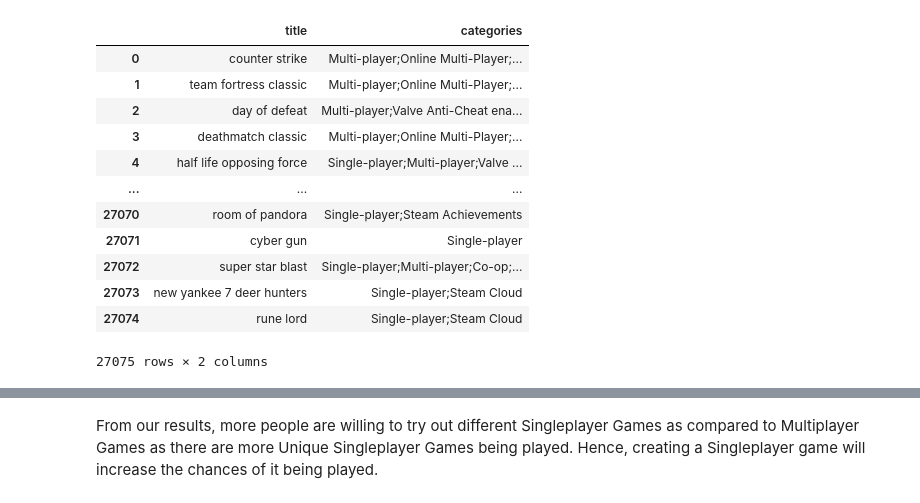
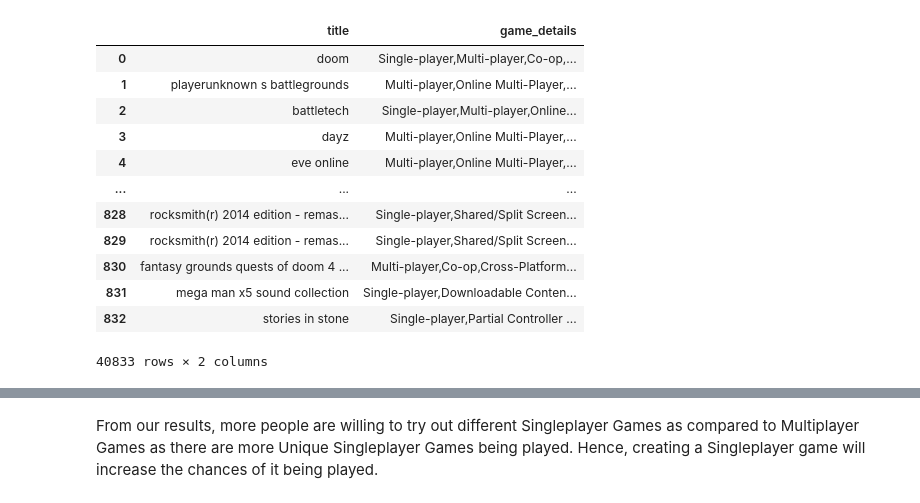
Before and after one commit to pyaepyaelily/videoGame, a Jupyter notebook: Mutli_Single_Final.ipynb, the cells around one changed output, grey strips where cells are left out. Cells and saved outputs as stored; diff of their text form; code cells hidden in the pictures.

```diff
--- a/Mutli_Single_Final.ipynb
+++ b/Mutli_Single_Final.ipynb
@@ -14,0 +13,16 @@ steamData = pd.read_csv('steam_data/steam.csv')
+# %%
+steamData = pd.read_csv('steam_data/steam.csv')
+steamSupportInfo = pd.read_csv('steam_data/steam_support_info.csv')
+steamChart = pd.read_csv('steam_data/steamCharts.csv')
+steamSpyTagData = pd.read_csv('steam_data/steamspy_tag_data.csv')
+steamGames = pd.concat(map(pd.read_csv, glob.glob(os.path.join('', "steam_data/steam_games/steam_games*.csv"))))
+steamMediaData = pd.concat(map(pd.read_csv, glob.glob(os.path.join('', "steam_data/steam_media_data/steam_media_data*.csv"))))
+steamRequirements = pd.concat(map(pd.read_csv, glob.glob(os.path.join('', "steam_data/steam_requirements/steam_requirements*.csv"))))
+steamDescription = pd.concat(map(pd.read_csv, glob.glob(os.path.join('', "steam_data/steam_description/steam_description*.csv"))))
+
+#game reviews
+steam_HalfOfTheGameReviews = pd.concat(map(pd.read_csv, glob.glob(os.path.join('', "steam_data/steam_reviews/steam_review_*.csv"))))
+files = glob.glob("steam_data/steam_reviews" + '**/**' + "/*.csv")
+steamReviews_fromFolder = pd.concat([pd.read_csv(f) for f in files ])
+steamReviewsDF = [steam_HalfOfTheGameReviews, steamReviews_fromFolder]
+steamCombinedReviews = pd.concat(steamReviewsDF)
@@ -15,6 +45,5 @@ steamData = pd.read_csv('steam_data/steam.csv')
 # %%
-#rename for easier identification
-steamData = steamData.rename(columns={"name": "title"})
+steamGames = steamGames.rename(columns={"name": "title"})
 
 #create a custom cleaning pipeline
 custom_pipeline = [preprocessing.fillna
@@ -23,6 +52,7 @@ custom_pipeline = [preprocessing.fillna
                    , preprocessing.remove_diacritics
                    , preprocessing.remove_whitespace]
 
-steamData['title'] = hero.clean(steamData['title'], pipeline = custom_pipeline)
-steamData.sample(n=60)
+steamCombinedReviews['title'] = hero.clean(steamCombinedReviews['title'], pipeline = custom_pipeline)
+steamGames['title'] = hero.clean(steamGames['title'], pipeline = custom_pipeline)
+steamGames
 # %% [output]
@@ -46,17 +72,17 @@ steamData.sample(n=60)
 # %%
-tags = pd.DataFrame(steamData[['title','categories']])
+tags = pd.DataFrame(steamGames[['title','game_details']])
 tags
 # %% [output]
-|  | title | categories |
-| 0 | counter strike | Multi-player;Online Multi-Player;... |
-| 1 | team fortress classic | Multi-player;Online Multi-Player;... |
-| 2 | day of defeat | Multi-player;Valve Anti-Cheat ena... |
-| 3 | deathmatch classic | Multi-player;Online Multi-Player;... |
-| 4 | half life opposing force | Single-player;Multi-player;Valve ... |
+|  | title | game_details |
+| 0 | doom | Single-player,Multi-player,Co-op,... |
+| 1 | playerunknown s battlegrounds | Multi-player,Online Multi-Player,... |
+| 2 | battletech | Single-player,Multi-player,Online... |
+| 3 | dayz | Multi-player,Online Multi-Player,... |
+| 4 | eve online | Multi-player,Online Multi-Player,... |
 | ... | ... | ... |
-| 27070 | room of pandora | Single-player;Steam Achievements |
-| 27071 | cyber gun | Single-player |
-| 27072 | super star blast | Single-player;Multi-player;Co-op;... |
-| 27073 | new yankee 7 deer hunters | Single-player;Steam Cloud |
-| 27074 | rune lord | Single-player;Steam Cloud |
+| 828 | rocksmith(r) 2014 edition - remas... | Single-player,Shared/Split Screen... |
+| 829 | rocksmith(r) 2014 edition - remas... | Single-player,Shared/Split Screen... |
+| 830 | fantasy grounds quests of doom 4 ... | Multi-player,Co-op,Cross-Platform... |
+| 831 | mega man x5 sound collection | Single-player,Downloadable Conten... |
+| 832 | stories in stone | Single-player,Partial Controller ... |
-27075 rows × 2 columns
+40833 rows × 2 columns
```
Also changed, not shown: parts of 11 cells of this notebook.
